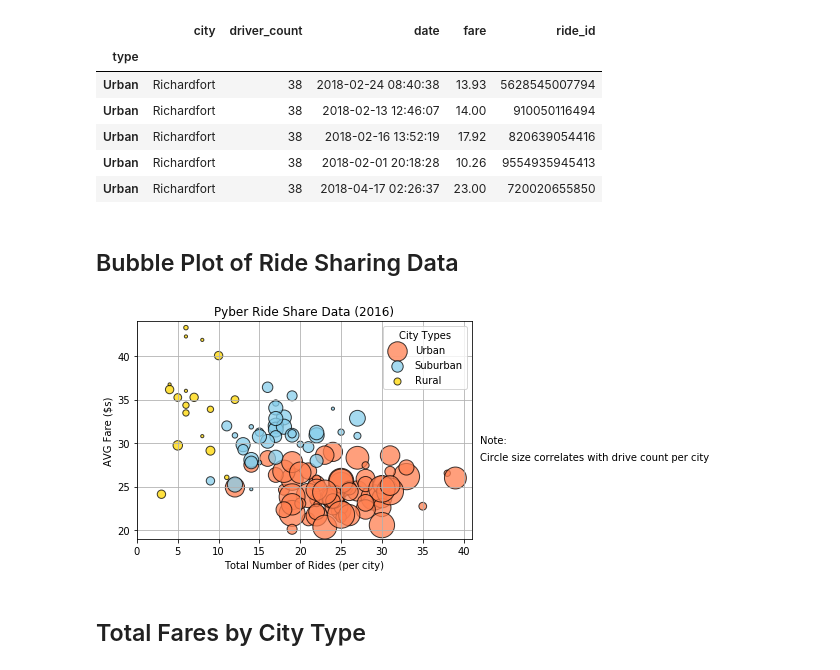
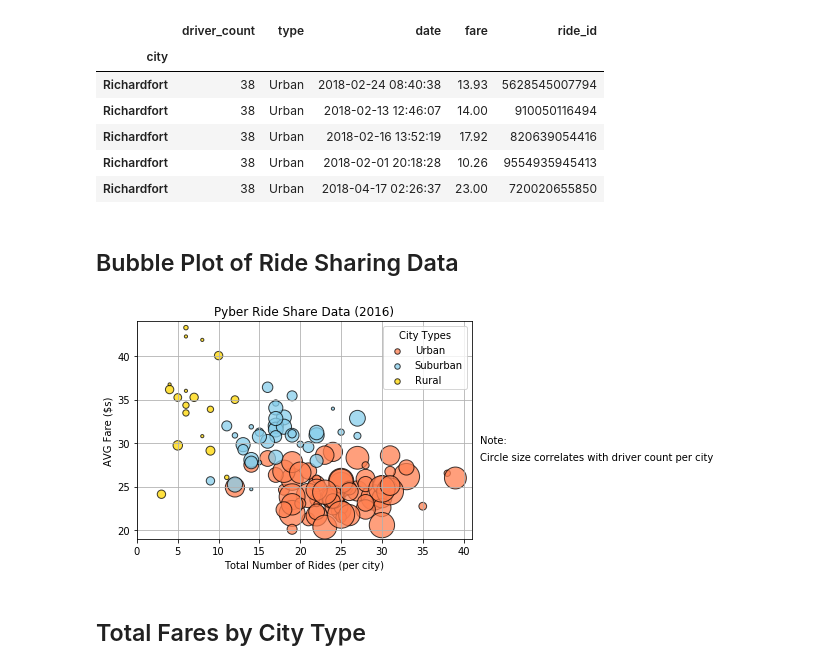
Before and after one commit to andrewswellie/CWRUDataBootcamp_Module5_MatPlotLib, a Jupyter notebook: Pyber_Solved_Aswellie.ipynb, the cells around one changed output. Drawn from its saved outputs; the diff is of its cells as text; code cells hidden in the pictures.

```diff
--- a/Pyber_Solved_Aswellie.ipynb
+++ b/Pyber_Solved_Aswellie.ipynb
@@ -17,16 +23,17 @@ ride_data_raw = pd.read_csv(ride_data_to_load)
 ride_merged = pd.merge(city_data_raw, ride_data_raw, on="city", how="outer")
 ride_merged = ride_merged.set_index("type")
 
+
 # Display the data table for preview
-ride_merged.head()
+city_merged.head()
 # %% [output]
-|  | city | driver_count | date | fare | ride_id |
-| type |  |  |  |  |  |
-| Urban | Richardfort | 38 | 2018-02-24 08:40:38 | 13.93 | 5628545007794 |
-| Urban | Richardfort | 38 | 2018-02-13 12:46:07 | 14.00 | 910050116494 |
-| Urban | Richardfort | 38 | 2018-02-16 13:52:19 | 17.92 | 820639054416 |
-| Urban | Richardfort | 38 | 2018-02-01 20:18:28 | 10.26 | 9554935945413 |
-| Urban | Richardfort | 38 | 2018-04-17 02:26:37 | 23.00 | 720020655850 |
+|  | driver_count | type | date | fare | ride_id |
+| city |  |  |  |  |  |
+| Richardfort | 38 | Urban | 2018-02-24 08:40:38 | 13.93 | 5628545007794 |
+| Richardfort | 38 | Urban | 2018-02-13 12:46:07 | 14.00 | 910050116494 |
+| Richardfort | 38 | Urban | 2018-02-16 13:52:19 | 17.92 | 820639054416 |
+| Richardfort | 38 | Urban | 2018-02-01 20:18:28 | 10.26 | 9554935945413 |
+| Richardfort | 38 | Urban | 2018-04-17 02:26:37 | 23.00 | 720020655850 |
 # %%
 # Create data frames for each of the city types
 urban_df = ride_merged.loc["Urban"]
@@ -59,38 +66,40 @@ rural_drivers = (rural_groupby_city['driver_count'].sum())/(rural_groupby_city['
 urban = plt.scatter(urban_rides, urban_avg_fare, marker="o", facecolors="coral", edgecolors="black",
              s=urban_drivers*10, alpha=.75)
 
 suburban = plt.scatter(suburban_rides, suburban_avg_fare, marker="o", facecolors="skyblue", edgecolors="black",
               s=suburban_drivers*10, alpha=.75)
 
 rural = plt.scatter(rural_rides, rural_avg_fare, marker="o", facecolors="gold", edgecolors="black",
               s=rural_drivers*10, alpha=.75)
 
 
-
 # Incorporate the other graph properties
 plt.xlim(0, 41)
 plt.ylim(19, 44)
 plt.title("Pyber Ride Share Data (2016)")
 plt.xlabel("Total Number of Rides (per city)")
 plt.ylabel("AVG Fare ($s)")
 plt.grid(True)
 fig.tight_layout()
 
 # Create a legend
-plt.legend(title= "City Types", labels=['Urban', 'Suburban', 'Rural'], loc="best")
+legend = plt.legend(title= "City Types", labels=['Urban', 'Suburban', 'Rural'], loc="best")
+legend.legendHandles[0]._sizes = [30]
+legend.legendHandles[1]._sizes = [30]
+legend.legendHandles[2]._sizes = [30]
 
 # Incorporate a text label regarding circle size
 textstr = "Note:"
-textstr2 = "Circle size correlates with drive count per city"
+textstr2 = "Circle size correlates with driver count per city"
 
 plt.text(42, 30, textstr, fontsize=10)
 plt.text(42, 28, textstr2, fontsize=10)
 
 
 # Save Figure
-plt.savefig("PyberScatter.png")
+plt.savefig("PyberScatter.png", bbox_inches='tight')
 # %% [output]
-[figure, old version]
+[figure, new version]
 # %%
 # Show plot
 plt.show()
```
Also changed, not shown: parts of 7 cells of this notebook.
